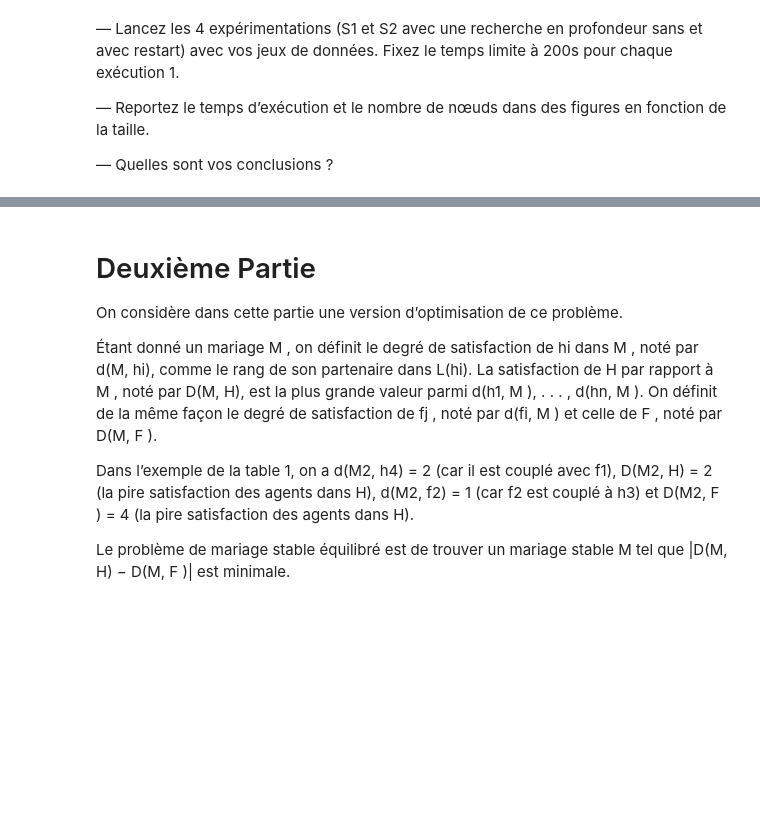
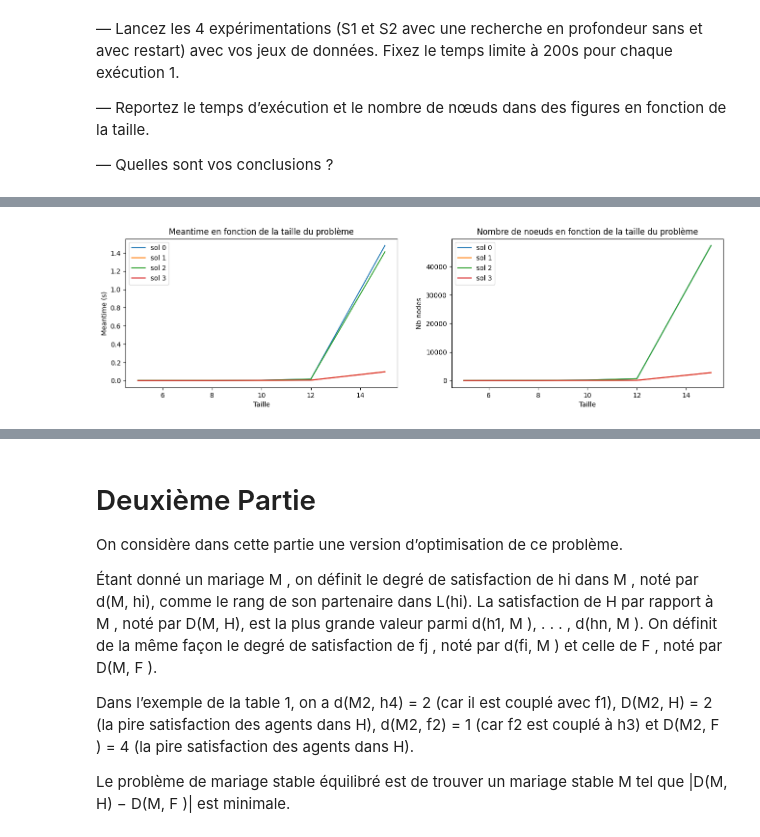
Before and after one commit to Clement-INS/DM_PPC, a Jupyter notebook: DM.ipynb, the cells around one changed output, grey strips where cells are left out. Cells and saved outputs as stored; diff of their text form; code cells hidden in the pictures; blank space fills up the shorter version.

Commit message:
Plots 1 done

```diff
--- a/DM.ipynb
+++ b/DM.ipynb
@@ -158,7 +149,7 @@ def random_instances(tailles):
     return Liste_modeles
 
 
-liste_n = [5,10,20,30,40]
+liste_n = [5, 8, 10, 12, 15]
 instances = random_instances(liste_n)
 
 
@@ -196,7 +187,7 @@ for i in range(len(instances)) :
     S1 = mdl.search_phase(L, varchooser=mdl.select_random_var(),
                              valuechooser=mdl.select_random_value())
     S2 = mdl.search_phase(L, varchooser=mdl.select_random_var(),
-                             valuechooser=mdl.select_smallest(value()))
+                             valuechooser=mdl.select_largest(value()))
 
     # On crée un modèle pour chaque heuristique
     SearchPhase= mdl.add_search_phase(S1)
@@ -224,8 +215,12 @@ for i in range(len(instances)) :
             #on fait la moyenne de temps et de noeuds de ces solutions
             meanTime[index][int(i/5)] = meanTime[index][int(i/5)]/(5+size)
             nbNodes[index][int(i/5)] = nbNodes[index][int(i/5)]/(5+size)
-print("Meantime : " + str(meanTime))
-print("Nb Nodes : " + str(nbNodes))
+print("Meantime : ")
+for i in range(len(meanTime)):
+    print(meanTime[i])
+print("Nb Nodes : ")
+for i in range(len(nbNodes)):
+    print(nbNodes[i])
 
 # Matrice avec chaque ligne correspondant à une heuristique.
 # Sur chaque ligne on a la moyenne des 5 instances pour chacune des tailles
@@ -232,7 +238,17 @@ print("Nb Nodes : " + str(nbNodes))
 # %%
 from matplotlib import pyplot as plt
 
 fig, axs = plt.subplots(1, 2, figsize=(16, 4))
 for i in range(len(meanTime)):
-    axs[0].plot(liste_n, meanTime[i])
-    axs[1].plot(liste_n, nbNodes[i])
+    axs[0].plot(liste_n, meanTime[i], label="sol {0}".format(i))
+    axs[1].plot(liste_n, nbNodes[i], label="sol {0}".format(i))
+    axs[0].set_title("Meantime en fonction de la taille du problème")
+    axs[1].set_title("Nombre de noeuds en fonction de la taille du problème")
+    axs[0].set_xlabel("Taille")
+    axs[1].set_xlabel("Taille")
+    axs[0].set_ylabel("Meantime (s)")
+    axs[1].set_ylabel("Nb nodes")
+    axs[0].legend()
+    axs[1].legend()
+# %% [output]
+[figure, added]
```
Also changed, not shown: parts of 6 cells of this notebook.
